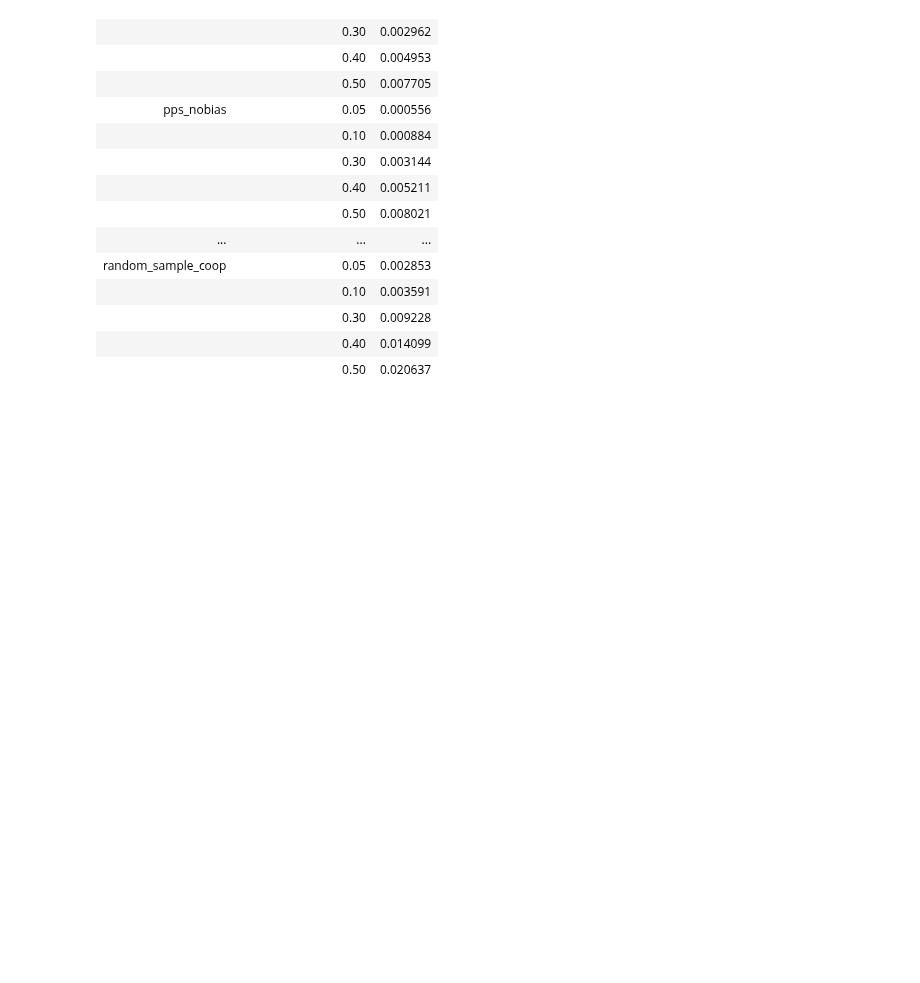
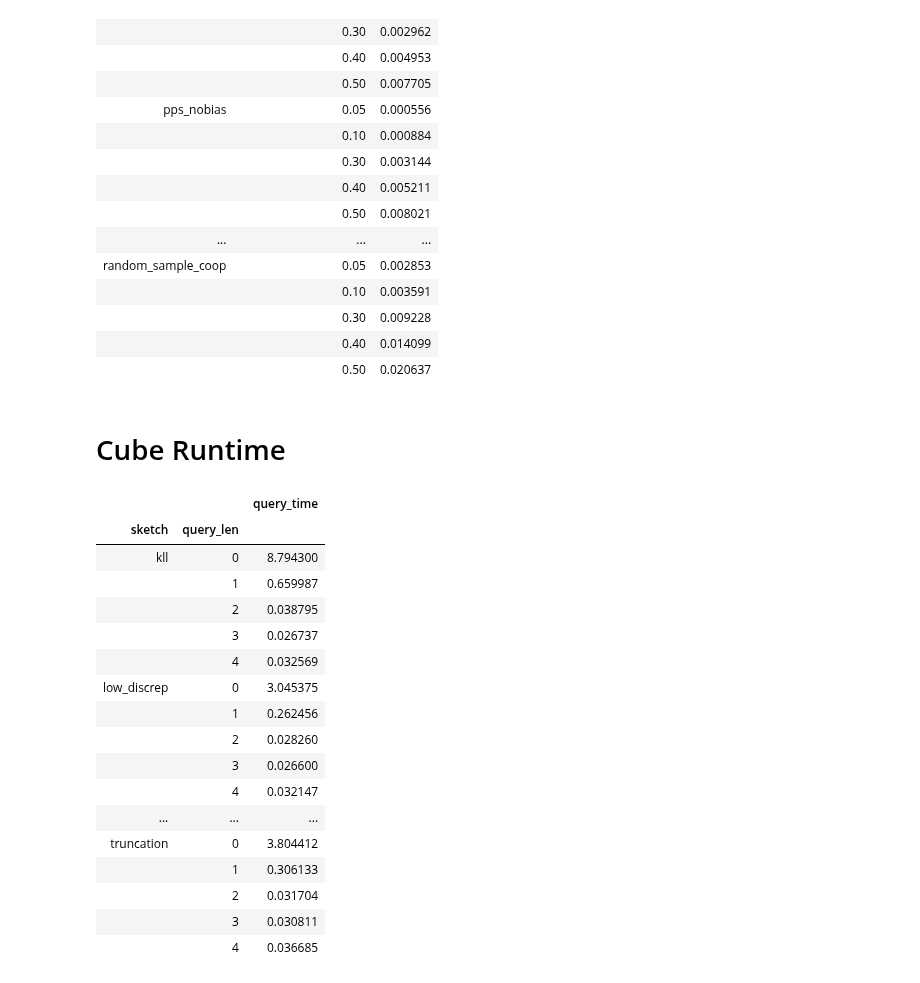
Before and after one commit to stanford-futuredata/sketchstore, a Jupyter notebook: python/notebooks/RemoteExperiment.ipynb, the cells around one changed output. Saved outputs shown, nothing was run; the diff lists cells and outputs as text; code cells hidden in the pictures; blank space fills up the shorter version.

```diff
--- a/python/notebooks/RemoteExperiment.ipynb
+++ b/python/notebooks/RemoteExperiment.ipynb
@@ -439,3 +439,28 @@ dfg
 |  | 0.30 | 0.009228 |
 |  | 0.40 | 0.014099 |
 |  | 0.50 | 0.020637 |
+# %% [markdown]
+# Cube Runtime
+# %%
+df = pd.read_csv(get_error_file("c_mrecords_q"))
+dfg = df.groupby(["sketch", "query_len"]).aggregate({"query_time": "mean"})
+dfg
+# %% [output]
+|  |  | query_time |
+| sketch | query_len |  |
+| kll | 0 | 8.794300 |
+|  | 1 | 0.659987 |
+|  | 2 | 0.038795 |
+|  | 3 | 0.026737 |
+|  | 4 | 0.032569 |
+| low_discrep | 0 | 3.045375 |
+|  | 1 | 0.262456 |
+|  | 2 | 0.028260 |
+|  | 3 | 0.026600 |
+|  | 4 | 0.032147 |
+| ... | ... | ... |
+| truncation | 0 | 3.804412 |
+|  | 1 | 0.306133 |
+|  | 2 | 0.031704 |
+|  | 3 | 0.030811 |
+|  | 4 | 0.036685 |
```
Also changed, not shown: 8 other files.
